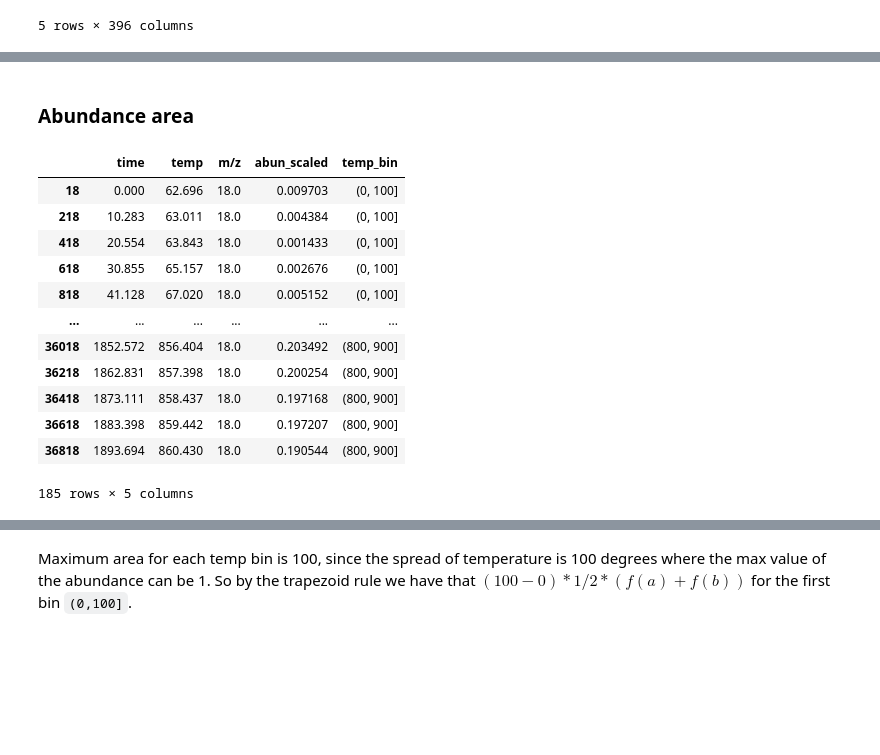
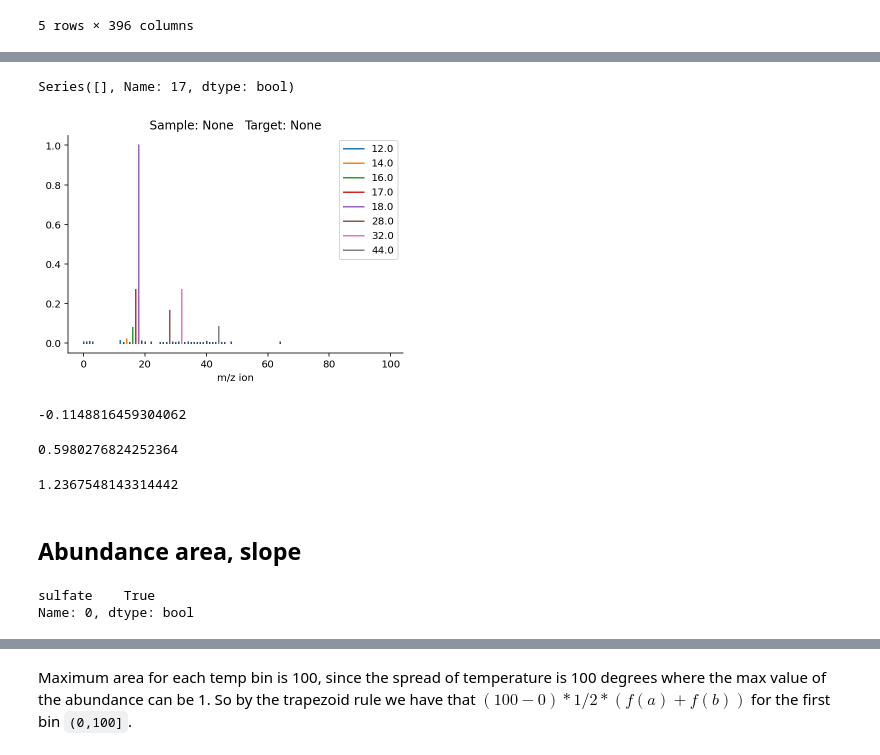
Before and after one commit to itacdonev/MarsSpectrometry, a Jupyter notebook: notebooks/eda.ipynb, the cells around one changed output, grey strips where cells are left out. Cells and saved outputs as stored; diff of their text form; code cells hidden in the pictures; blank space fills up the shorter version.

```diff
--- a/notebooks/eda.ipynb
+++ b/notebooks/eda.ipynb
@@ -50,6 +50,9 @@ print(f'Train labels: {train_labels.shape}')
 valid_labels = pd.read_csv(config.DATA_DIR + 'val_labels.csv')
 print(f'Train labels: {valid_labels.shape}')
 
+# Combine train and valid labels
+trvl_labels = pd.concat([train_labels, valid_labels], axis = 0)
+
 submission = pd.read_csv(config.DATA_DIR + 'submission_format.csv')
 print(f'Submission: {submission.shape}')
 # %% [output]
@@ -357,2 +458,30 @@ fts_ion_peaks_VT.head()
+# %%
+i = 17
+hts = preprocess.get_sample(metadata, i)
+hts = preprocess.preprocess_samples(hts, 'min')
+sample_name = metadata.iloc[i]['sample_id']
+label = trvl_labels.iloc[i] == 1
+label = label[label == 1]#.index[0]
+print(label)
+
+describe_data.plot_ms(hts,'abun_scaled')
+# %% [output]
+Series([], Name: 17, dtype: bool)
+[figure, added]
+# %%
+# sulfate
+np.sum(temp_ion_stat - hts.groupby('m/z')['abun_scaled'].agg('max'))
+# %% [output]
+-0.1148816459304062
+# %%
+# iron-oxide
+np.sum(temp_ion_stat - hts.groupby('m/z')['abun_scaled'].agg('max'))
+# %% [output]
+0.5980276824252364
+# %%
+# carbonate
+np.sum(temp_ion_stat - hts.groupby('m/z')['abun_scaled'].agg('max'))
+# %% [output]
+1.2367548143314442
 # %% [markdown]
-### Abundance area
+## Abundance area, slope
@@ -364,21 +488,13 @@ sample_name = metadata.iloc[i]['sample_id']
-# %%
-tempdf = hts[hts['m/z'] == 18.0].copy()
-temprange = pd.interval_range(start=-100, end=1500, freq=100)
-tempdf['temp_bin'] = pd.cut(tempdf['temp'], bins=temprange)
-tempdf
-# %% [output]
-|  | time | temp | m/z | abun_scaled | temp_bin |
-| 18 | 0.000 | 62.696 | 18.0 | 0.009703 | (0, 100] |
-| 218 | 10.283 | 63.011 | 18.0 | 0.004384 | (0, 100] |
-| 418 | 20.554 | 63.843 | 18.0 | 0.001433 | (0, 100] |
-| 618 | 30.855 | 65.157 | 18.0 | 0.002676 | (0, 100] |
-| 818 | 41.128 | 67.020 | 18.0 | 0.005152 | (0, 100] |
-| ... | ... | ... | ... | ... | ... |
-| 36018 | 1852.572 | 856.404 | 18.0 | 0.203492 | (800, 900] |
-| 36218 | 1862.831 | 857.398 | 18.0 | 0.200254 | (800, 900] |
-| 36418 | 1873.111 | 858.437 | 18.0 | 0.197168 | (800, 900] |
-| 36618 | 1883.398 | 859.442 | 18.0 | 0.197207 | (800, 900] |
-| 36818 | 1893.694 | 860.430 | 18.0 | 0.190544 | (800, 900] |
-185 rows × 5 columns
 # %%
 from sklearn.linear_model import LinearRegression
+# %%
+i = 0
+hts = preprocess.get_sample(metadata, i)
+hts = preprocess.preprocess_samples(hts, 'min')
+sample_name = metadata.iloc[i]['sample_id']
+label = train_labels.iloc[i] == 1
+label = label[label == 1]
+label
+# %% [output]
+sulfate    True
+Name: 0, dtype: bool
```
Also changed, not shown: parts of 30 cells of this notebook.
